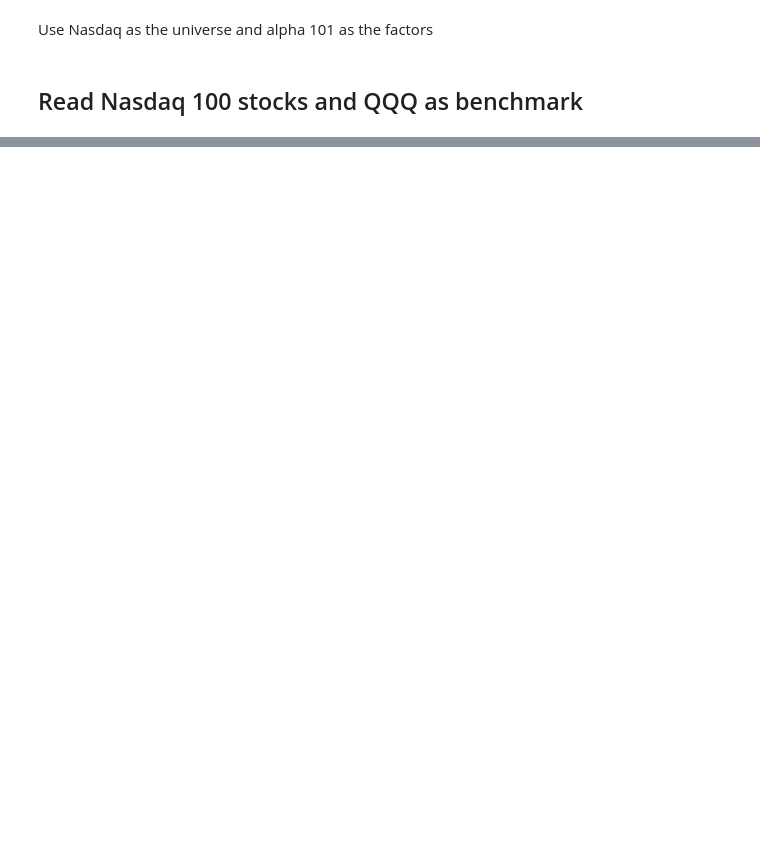
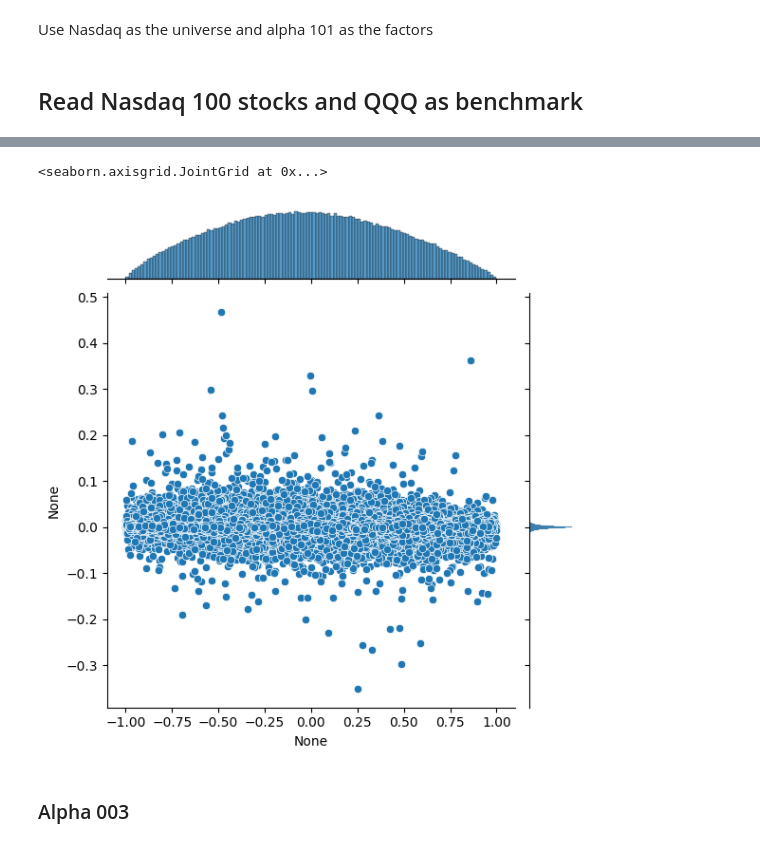
Before and after one commit to edenni/quant-research, a Jupyter notebook: notebooks/strategies/portfolio/alpha101.ipynb, the cells around one changed output, grey strips where cells are left out. Cells and saved outputs as stored; diff of their text form; code cells hidden in the pictures; blank space fills up the shorter version.

```diff
--- a/notebooks/strategies/portfolio/alpha101.ipynb
+++ b/notebooks/strategies/portfolio/alpha101.ipynb
@@ -114,0 +127,2 @@ df = df.drop(columns=["DASH", "GEHC", "ROP"])
+# %%
+tickers = df.close.columns.tolist()
@@ -114,0 +189,16 @@ df = df.drop(columns=["DASH", "GEHC", "ROP"])
+# %%
+def alpha002(o, c, v):
+    """(-1 * ts_corr(rank(ts_delta(log(volume), 2)), rank(((close - open) / open)), 6))"""
+    s1 = rank(ts_delta(log(v), 2))
+    s2 = rank((c / o) - 1)
+    alpha = -ts_corr(s1, s2, 6)
+    return alpha.replace([-np.inf, np.inf], np.nan).stack().swaplevel()
+# %%
+a2 = alpha002(df.open, df.close, df.volume)
+# %%
+sns.jointplot(x=a2, y=df.returns.stack().swaplevel())
+# %% [output]
+<seaborn.axisgrid.JointGrid at 0x...>
+[figure, added]
+# %% [markdown]
+### Alpha 003
```
Also changed, not shown: parts of 24 cells of this notebook, 4 other files.
